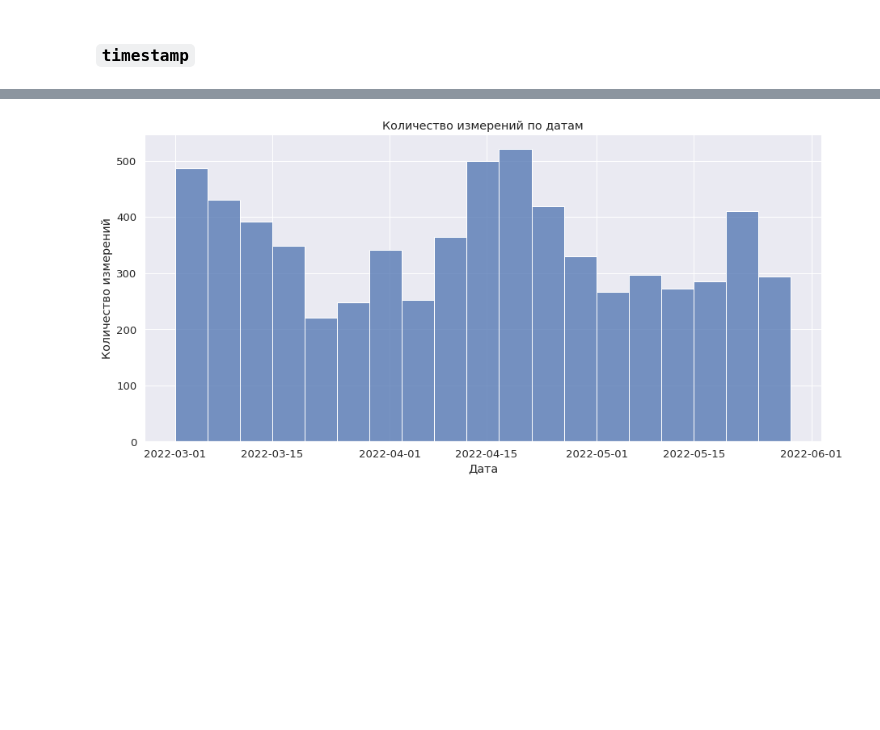
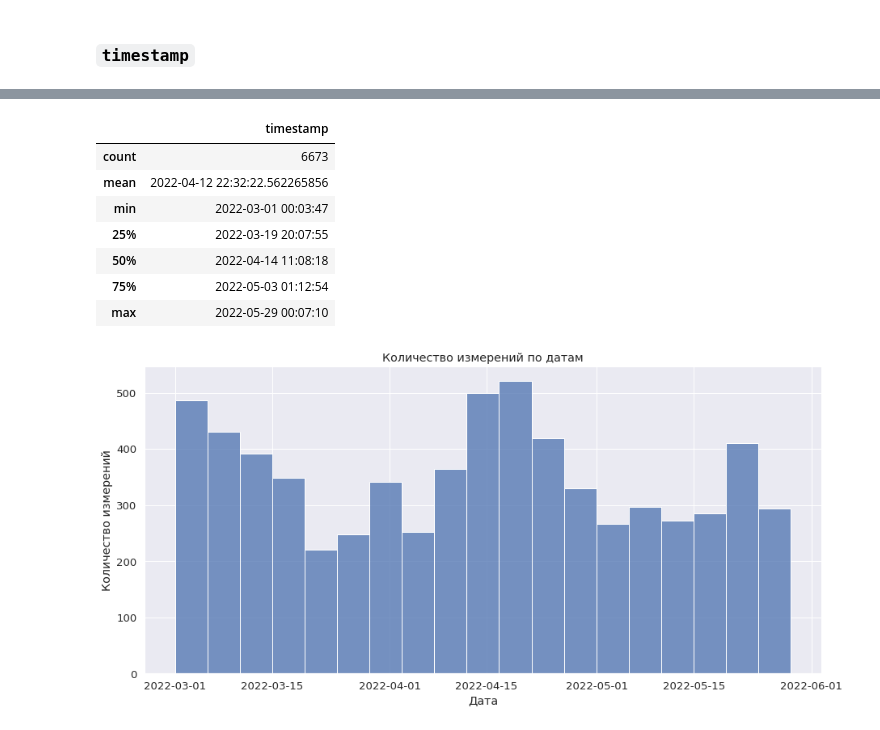
Before and after one commit to onixlas/DS_portfolio, a Jupyter notebook: DA_test_aircraft/test_aircraft_noise.ipynb, the cells around one changed output, grey strips where cells are left out. Saved outputs shown, nothing was run; the diff lists cells and outputs as text; code cells hidden in the pictures; blank space fills up the shorter version.

```diff
--- a/DA_test_aircraft/test_aircraft_noise.ipynb
+++ b/DA_test_aircraft/test_aircraft_noise.ipynb
@@ -91,5 +91,5 @@ df.duplicated().sum()
 # %% [markdown]
 ### `timestamp`
 # %%
-df['timestamp'].describe(datetime_is_numeric=True)
+df['timestamp'].describe(datetime_is_numeric=True).to_frame()
 # %% [output]
@@ -104,3 +96,11 @@ Name: timestamp, dtype: object
+|  | timestamp |
+| count | 6673 |
+| mean | 2022-04-12 22:32:22.562265856 |
+| min | 2022-03-01 00:03:47 |
+| 25% | 2022-03-19 20:07:55 |
+| 50% | 2022-04-14 11:08:18 |
+| 75% | 2022-05-03 01:12:54 |
+| max | 2022-05-29 00:07:10 |
 # %%
 sns.histplot(data=df, x='timestamp')\
 .set(xlabel='Дата',
```
Also changed, not shown: parts of 5 cells of this notebook.
